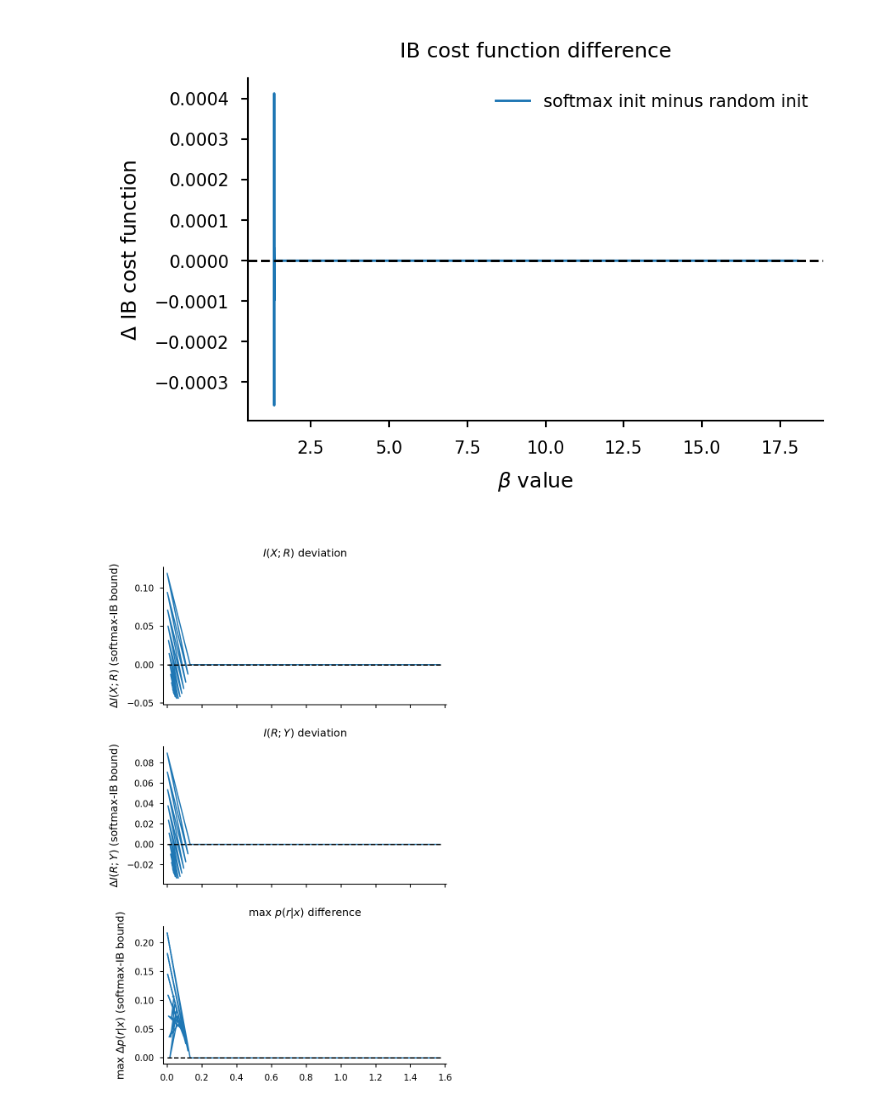
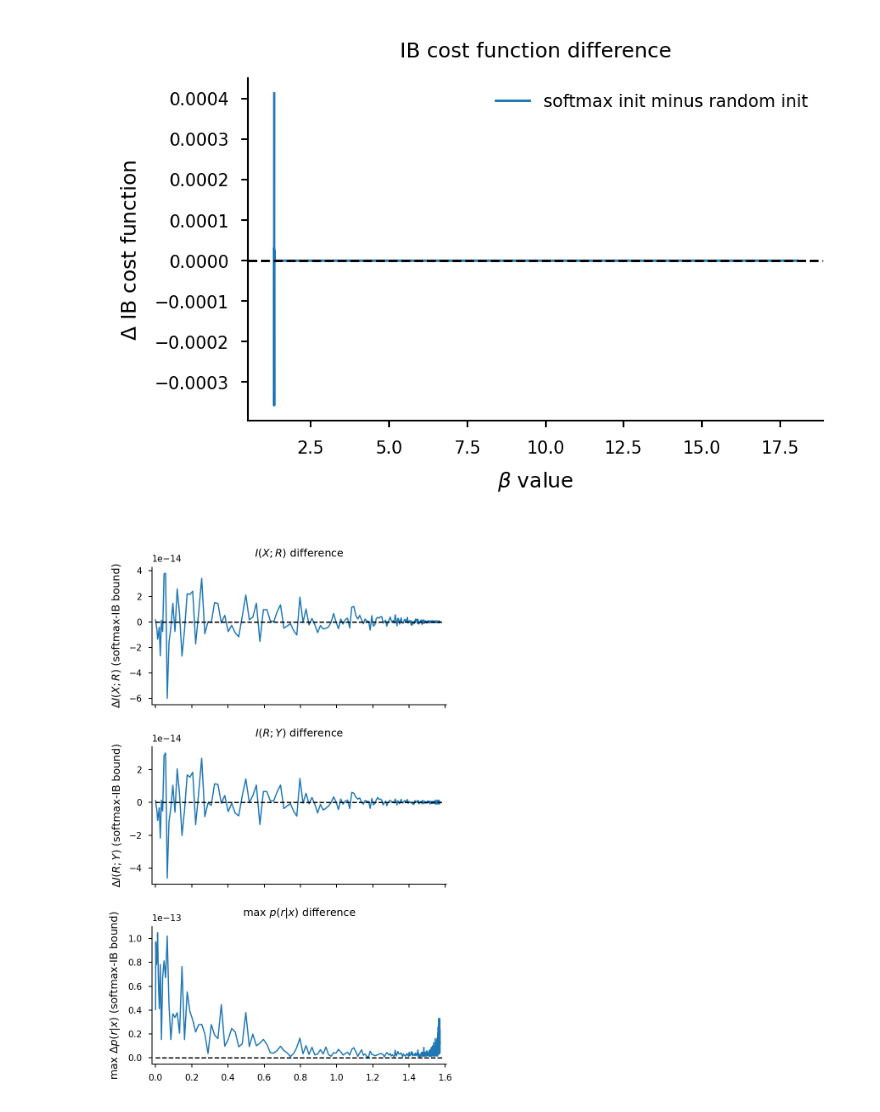
Before and after one commit to jacobaparker/human-inference-IB, a Jupyter notebook: mathappendix_analyses_figures.ipynb, the cells around one changed output. Drawn from its saved outputs; the diff is of its cells as text; code cells hidden in the pictures.

Commit message:
complete version of math appendix figures

```diff
--- a/mathappendix_analyses_figures.ipynb
+++ b/mathappendix_analyses_figures.ipynb
@@ -91,12 +91,12 @@ def format_axis(ax):
     ax.spines['bottom'].set_linewidth(0.5)
     ax.spines['left'].set_linewidth(0.5)
 # %%
-def get_beta_matched_bounds(p_XgY,p_Y,N_b=1000,max_b=100,betastar_array=None,iterlimit=100000,N_inits=3,N_threads=1,base_seed=209,enforce_monotonic=False):
+def get_beta_matched_bounds(p_XgY,p_Y,N_b=1000,max_b=100,betastar_array=None,iterlimit=100000,N_inits=3,N_threads=1,base_seed=209,enforce_monotonic=False,sort_by_beta=False):
     softmax_curve = utils.get_softmax_IB_curve(p_XgY,p_Y,N_b=N_b,max_b=max_b,betastar_array=betastar_array)
     beta_array = softmax_curve['beta']
     betastar_array = softmax_curve['betastar']
-    IB_bound_randinit = utils.get_IB_bound(p_XgY,p_Y,N_b=N_b,max_b=max_b,iterlimit=iterlimit,beta_array=beta_array,init='random',N_inits=N_inits,betastar_array=None,N_threads=N_threads,base_seed=base_seed,enforce_monotonic=enforce_monotonic)
-    IB_bound_softmaxinit = utils.get_IB_bound(p_XgY,p_Y,N_b=N_b,max_b=max_b,iterlimit=iterlimit,beta_array=beta_array,init='softmax',N_inits=N_inits,betastar_array=betastar_array,N_threads=N_threads,base_seed=base_seed,enforce_monotonic=enforce_monotonic)
+    IB_bound_randinit = utils.get_IB_bound(p_XgY,p_Y,N_b=N_b,max_b=max_b,iterlimit=iterlimit,beta_array=beta_array,init='random',N_inits=N_inits,betastar_array=None,N_threads=N_threads,base_seed=base_seed,enforce_monotonic=enforce_monotonic,sort_by_beta=sort_by_beta)
+    IB_bound_softmaxinit = utils.get_IB_bound(p_XgY,p_Y,N_b=N_b,max_b=max_b,iterlimit=iterlimit,beta_array=beta_array,init='softmax',N_inits=N_inits,betastar_array=betastar_array,N_threads=N_threads,base_seed=base_seed,enforce_monotonic=enforce_monotonic,sort_by_beta=sort_by_beta)
     return softmax_curve, IB_bound_randinit, IB_bound_softmaxinit
 
 def get_map_inds(p_YgR,axis=1):
@@ -262,7 +262,7 @@ def compare_softmax_to_IB(softmax_curve,IB_bound):
     axs[0].set_ylabel(r'$\Delta I(X;R)$ (softmax-IB bound)',fontsize=6)
     axs[0].yaxis.get_offset_text().set_fontsize(5)
     format_axis(axs[0])
-    axs[0].set_title(r'$I(X;R)$ deviation',fontsize=6)
+    axs[0].set_title(r'$I(X;R)$ difference',fontsize=6)
 
     axs[1].plot(IB_bound['I_XR'],softmax_curve['I_RY']-IB_bound['I_RY'],linewidth=0.7)
     axs[1].plot([0,Hr_max],[0,0],'--k',linewidth=0.7)
@@ -270,7 +270,7 @@ def compare_softmax_to_IB(softmax_curve,IB_bound):
     axs[1].set_ylabel(r'$\Delta I(R;Y)$ (softmax-IB bound)',fontsize=6)
     axs[1].yaxis.get_offset_text().set_fontsize(5)
     format_axis(axs[1])
-    axs[1].set_title(r'$I(R;Y)$ deviation',fontsize=6)
+    axs[1].set_title(r'$I(R;Y)$ difference',fontsize=6)
 
     axs[2].plot(IB_bound['I_XR'],IB_bound['p_RgX_maxdiff'],linewidth=0.7)
     axs[2].plot([0,Hr_max],[0,0],'--k',linewidth=0.7)
@@ -417,7 +418,7 @@ E_ = np.array([
 X = np.array([seq for seq in itertools.product([0,1,2],repeat=7)])
 p_XgY = utils.P_beads_g_jar(X,E_,H_)
 
-softmax_curve, IB_bound_randinit, IB_bound_softmaxinit = get_beta_matched_bounds(p_XgY,p_Y_,N_b=N_b_ib,max_b=max_b_ib,iterlimit=IB_iterlimit,N_threads=N_threads,base_seed=209,enforce_monotonic=False)
+softmax_curve, IB_bound_randinit, IB_bound_softmaxinit = get_beta_matched_bounds(p_XgY,p_Y_,N_b=N_b_ib,max_b=max_b_ib,iterlimit=IB_iterlimit,N_threads=N_threads,base_seed=209,enforce_monotonic=False,sort_by_beta=False)
 # %%
 fig, axs = IB_bound_comparison_plot(softmax_curve, IB_bound_softmaxinit)
 savefig(fig, 'FigureB18/three-jar-beads_fully-opt_IB-bound_comparison')
@@ -435,6 +436,6 @@ savefig(fig, 'FigureB18/three-jar-beads_heuristic_IB-init_comparison')
 [figure]
 # %%
 fig, axs = compare_softmax_to_IB(softmax_curve,IB_bound_softmaxinit)
-savefig(fig, 'FigureB18/three-jar-beads_heuristic_compare_softmax_soln_to_IB')
+savefig(fig, 'FigureB18/three-jar-beads_fully-opt_compare_softmax_soln_to_IB')
 # %% [output]
-[figure, old version]
+[figure, new version]
```
Also changed, not shown: parts of 8 cells of this notebook, 23 other files.
